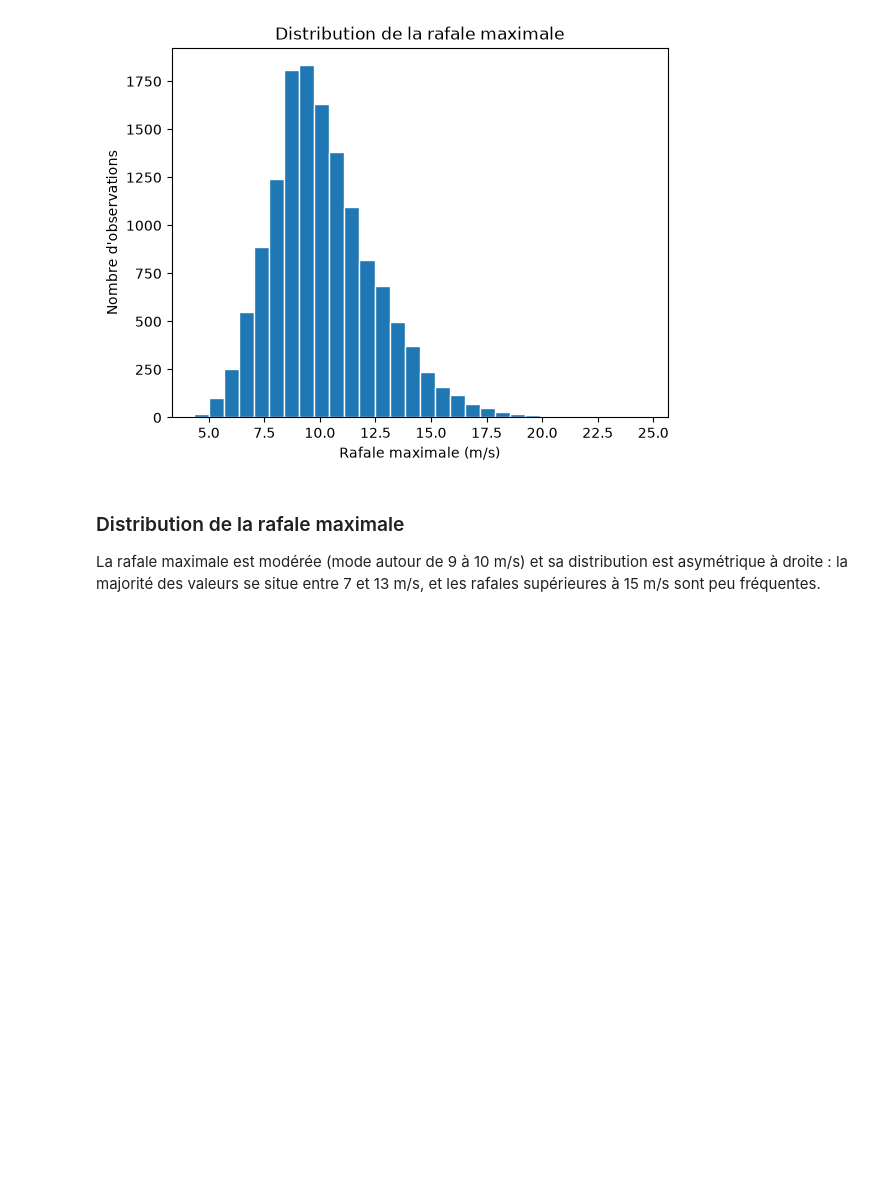
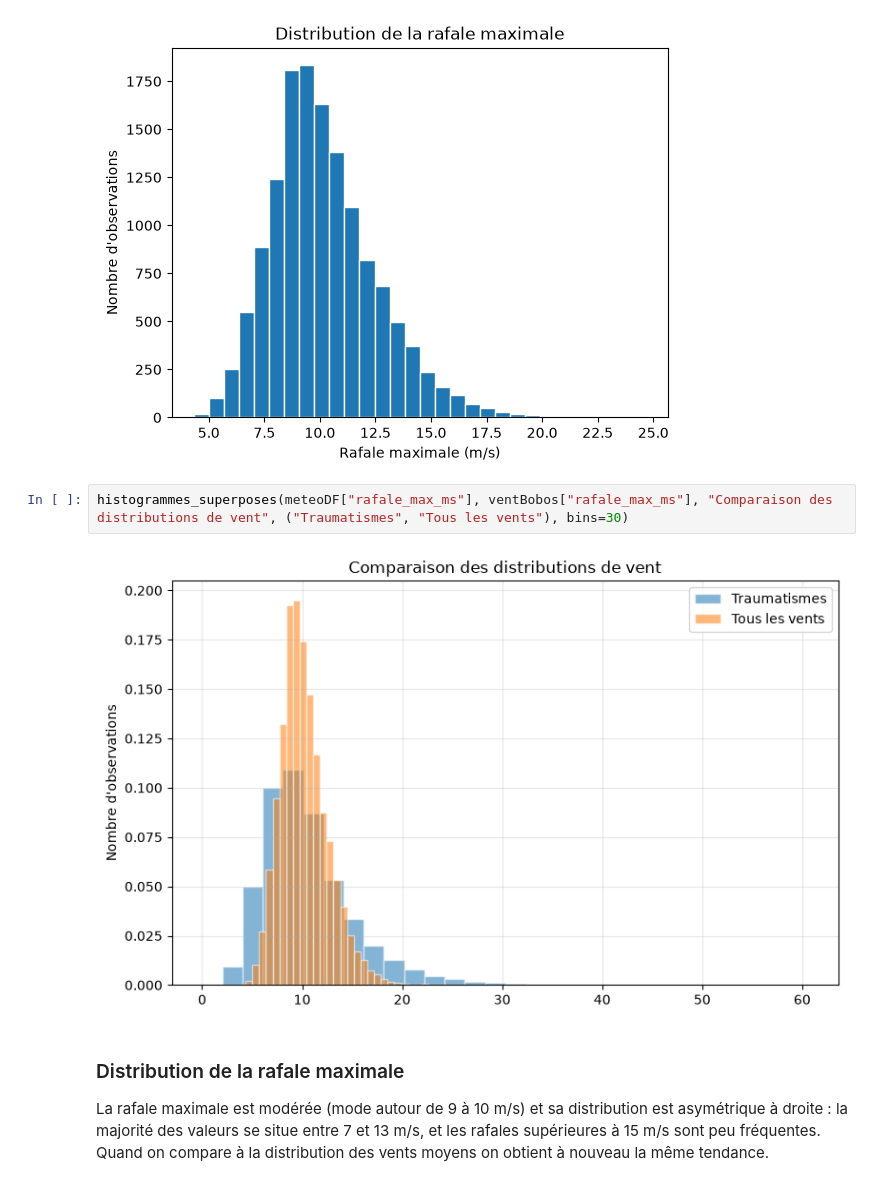
Before and after one commit to jadevalade2/projet_python_datascience_2AS1, a Jupyter notebook: rapport.ipynb, the cells around one changed output. Saved outputs shown, nothing was run; the diff lists cells and outputs as text; blank space fills up the shorter version.

```diff
--- a/rapport.ipynb
+++ b/rapport.ipynb
@@ -465,7 +470,12 @@ x = ventBobos["rafale_max_ms"]
 histogramme(x, "Distribution de la rafale maximale", "Rafale maximale (m/s)", bins=30)
 # %% [output]
 [figure]
+# %%
+histogrammes_superposes(meteoDF["rafale_max_ms"], ventBobos["rafale_max_ms"], "Comparaison des distributions de vent", ("Traumatismes", "Tous les vents"), bins=30)
+# %% [output]
+[figure, added]
 # %% [markdown]
 ### Distribution de la rafale maximale
 
-La rafale maximale est modérée (mode autour de 9 à 10 m/s) et sa distribution est asymétrique à droite : la majorité des valeurs se situe entre 7 et 13 m/s, et les rafales supérieures à 15 m/s sont peu fréquentes.
+La rafale maximale est modérée (mode autour de 9 à 10 m/s) et sa distribution est asymétrique à droite : la majorité des valeurs se situe entre 7 et 13 m/s, et les rafales supérieures à 15 m/s sont peu fréquentes. \
+Quand on compare à la distribution des vents moyens on obtient à nouveau la même tendance.
```
Also changed, not shown: parts of 5 cells of this notebook, 1 other file.
